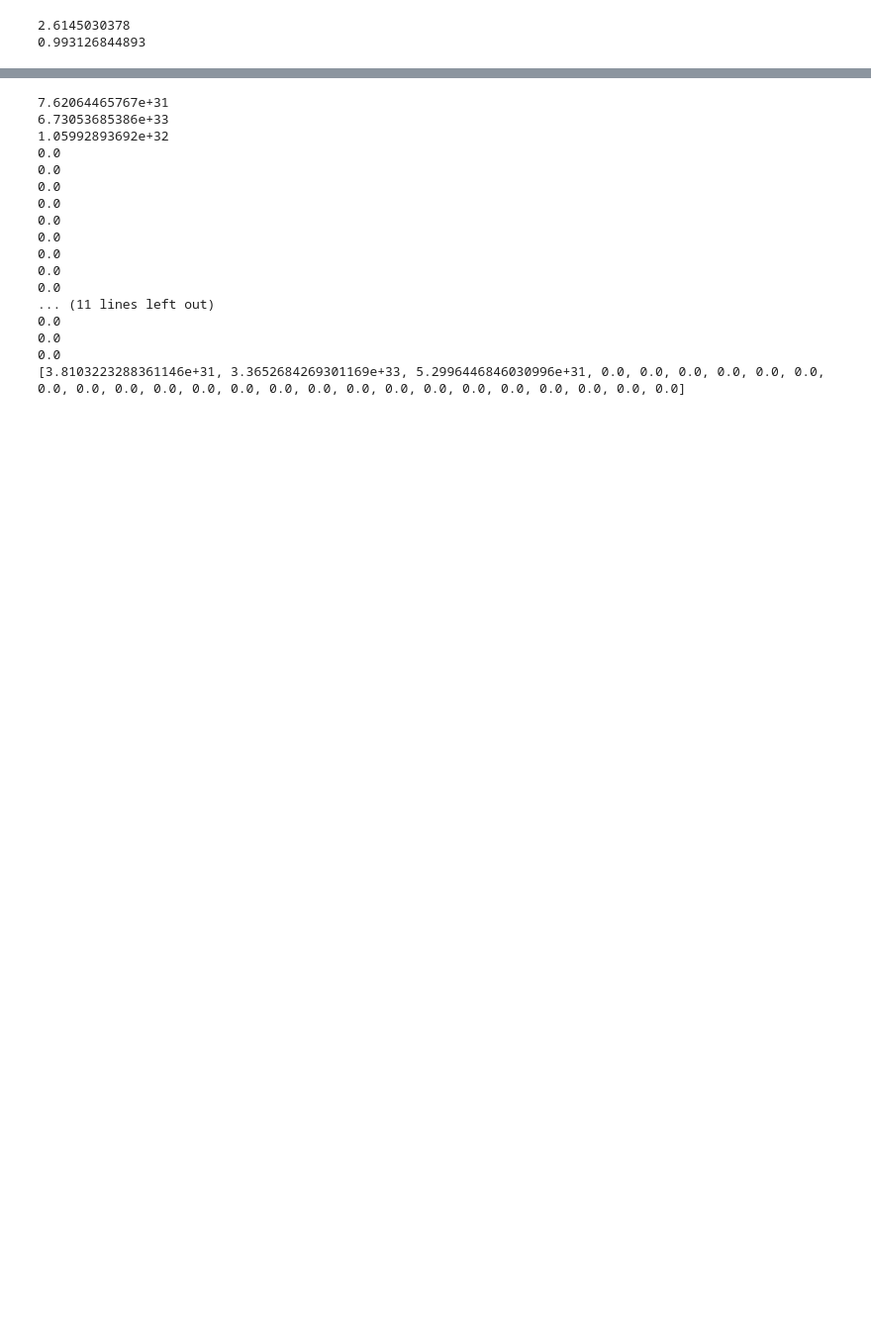
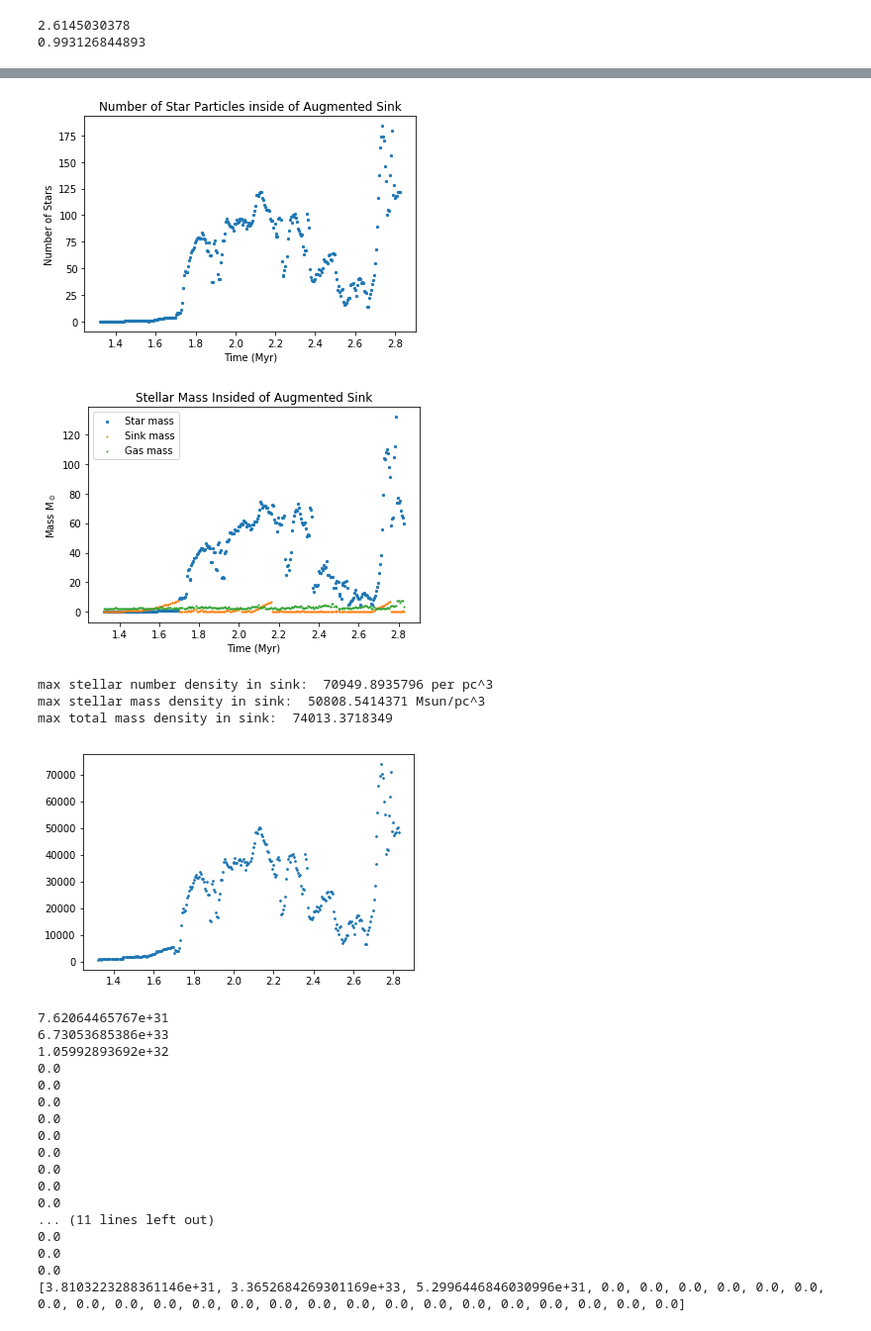
Before and after one commit to seanlabean/star-formation-methods, a Jupyter notebook: SinkGasStatus/plot-sink-data-from-pickle.ipynb, the cells around one changed output, grey strips where cells are left out. Shown at 99% size. Cells and saved outputs as stored; diff of their text form; code cells hidden in the pictures; blank space fills up the shorter version.

```diff
--- a/SinkGasStatus/plot-sink-data-from-pickle.ipynb
+++ b/SinkGasStatus/plot-sink-data-from-pickle.ipynb
@@ -98,3 +99,71 @@ plt.show()
+# %%
+sink_name = '65541.0'
+plt.figure()
+sink_array = np.where(sink_gas_data['name'] == sink_name)
+
+plt.scatter(sink_gas_data[sink_array]["time"][0]*3.17098e-14,
+            sink_gas_data[sink_array]["stars_in_sink"][0],
+            s=5
+            )
+#plt.scatter(sink_gas_data[sink_array]["time"][0]*3.17098e-14,sink_gas_data["gas_mass"].mean()*5.0279e-34,label='Avg gas',s=1)
+plt.title('Number of Star Particles inside of Augmented Sink')
+plt.xlabel('Time (Myr)')
+plt.ylabel('Number of Stars')
+plt.legend()
+plt.show()
+
+
+plt.figure()
+
+plt.scatter(sink_gas_data[sink_array]["time"][0]*3.17098e-14,
+            sink_gas_data[sink_array]["star_mass_sink"][0]*5.0279e-34,
+            label='Star mass',
+            s=5
+            )
+plt.scatter(sink_gas_data[sink_array]["time"][0]*3.17098e-14,
+            sink_gas_data[sink_array]["sink_mass"][0]*5.0279e-34,
+            label='Sink mass',
+            s=1)
+plt.scatter(sink_gas_data[sink_array]["time"][0]*3.17098e-14,
+            sink_gas_data[sink_array]["gas_mass"][0]*5.0279e-34,
+            label='Gas mass',
+            s=1)
+#plt.scatter(sink_gas_data[sink_array]["time"][0]*3.17098e-14,sink_gas_data["gas_mass"].mean()*5.0279e-34,label='Avg gas',s=1)
+#plt.xlim(1.3, 2.0)
+#plt.ylim(-5, 40)
+plt.title('Stellar Mass Insided of Augmented Sink')
+plt.xlabel('Time (Myr)')
+plt.ylabel('Mass M$_\odot$')
+plt.legend()
+plt.show()
+
+#calculate stars/cubic parsec
+sink_vol = (4./3) * np.pi * 0.08523**3
+stars_in_aug_sink = sink_gas_data[sink_array]["stars_in_sink"][0]
+stellar_density = stars_in_aug_sink/sink_vol
+
+print 'max stellar number density in sink: ', stellar_density.max(), "per pc^3"
+
+gas_mass_in_aug_sink = sink_gas_data[sink_array]["gas_mass"][0]*5.0279e-34
+star_mass_in_aug_sink = sink_gas_data[sink_array]["star_mass_sink"][0]*5.0279e-34
+aug_sink_mass = sink_gas_data[sink_array]["sink_mass"][0]*5.0279e-34
+tot_mass_in_sink = gas_mass_in_aug_sink + stars_in_aug_sink + aug_sink_mass
+
+sink_mass_density = tot_mass_in_sink/sink_vol
+
+print 'max stellar mass density in sink: ', star_mass_in_aug_sink.max()/sink_vol, 'Msun/pc^3'
+print 'max total mass density in sink: ', sink_mass_density.max()
+
+plt.figure()
+plt.scatter(sink_gas_data[sink_array]["time"][0]*3.17098e-14, sink_mass_density, s=3)
+plt.show()
+# %% [output]
+[figure, added]
+[figure, added]
+max stellar number density in sink:  70949.8935796 per pc^3
+max stellar mass density in sink:  50808.5414371 Msun/pc^3
+max total mass density in sink:  74013.3718349
+[figure, added]
 # %%
 # plot average sink mass and average gas mass over time
 mass_sink = 0.0
```
Also changed, not shown: parts of 4 cells of this notebook, 2 other files.
